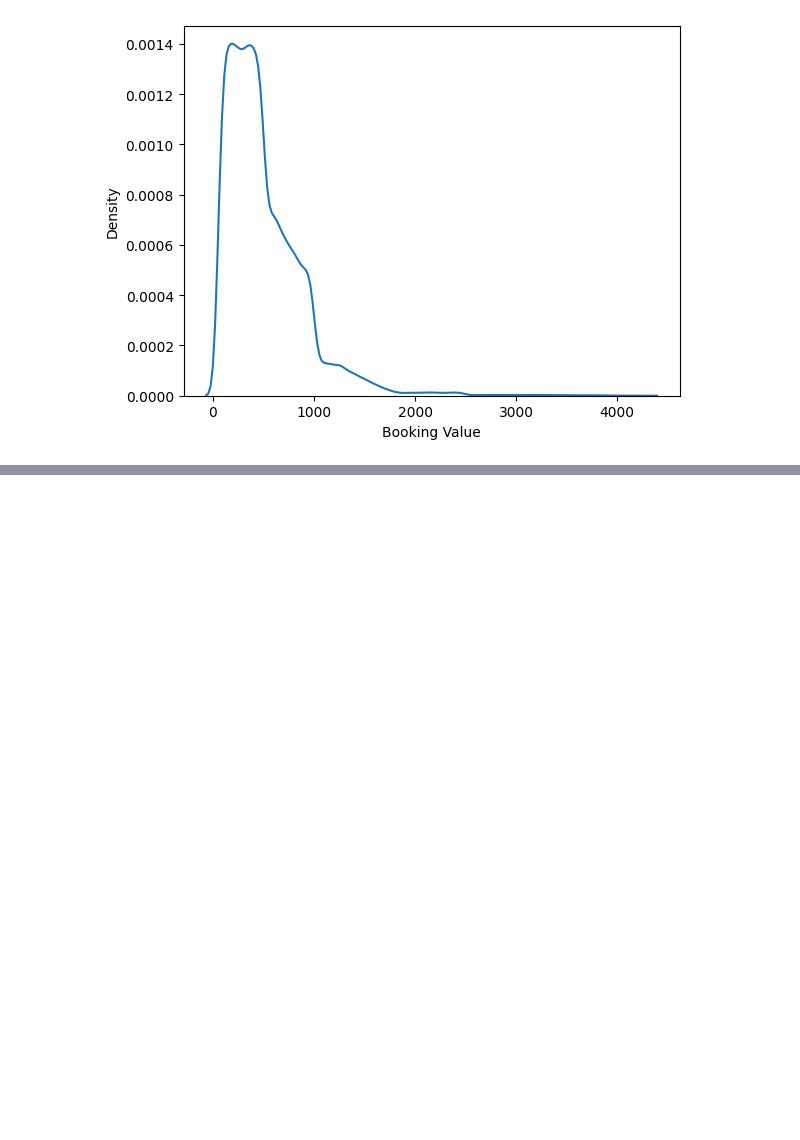
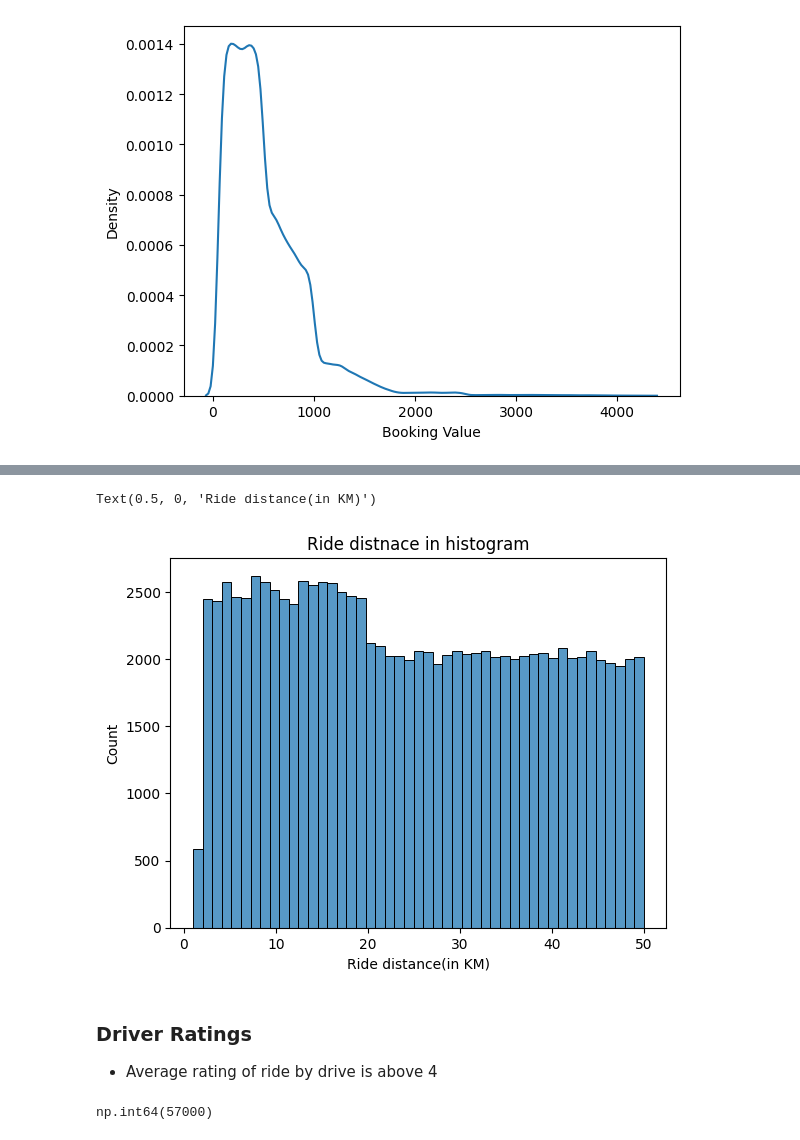
Before and after one commit to therai0/EDA_project-, a Jupyter notebook: eda_uber.ipynb, the cells around one changed output, grey strips where cells are left out. Cells and saved outputs as stored; diff of their text form; code cells hidden in the pictures; blank space fills up the shorter version.

```diff
--- a/eda_uber.ipynb
+++ b/eda_uber.ipynb
@@ -417,0 +455,14 @@ Index(['Date', 'Time', 'Booking ID', 'Booking Status', 'Customer ID',
+# %%
+plt.title("Ride distnace in histogram")
+sns.histplot(x="Ride Distance",data=df)
+plt.xlabel("Ride distance(in KM)")
+# %% [output]
+Text(0.5, 0, 'Ride distance(in KM)')
+[figure, added]
+# %% [markdown]
+### Driver Ratings
++ Average rating of ride by drive is above 4
+# %%
+df["Driver Ratings"].isnull().sum()
+# %% [output]
+np.int64(57000)
```
Also changed, not shown: parts of 37 cells of this notebook, 2 other files.
